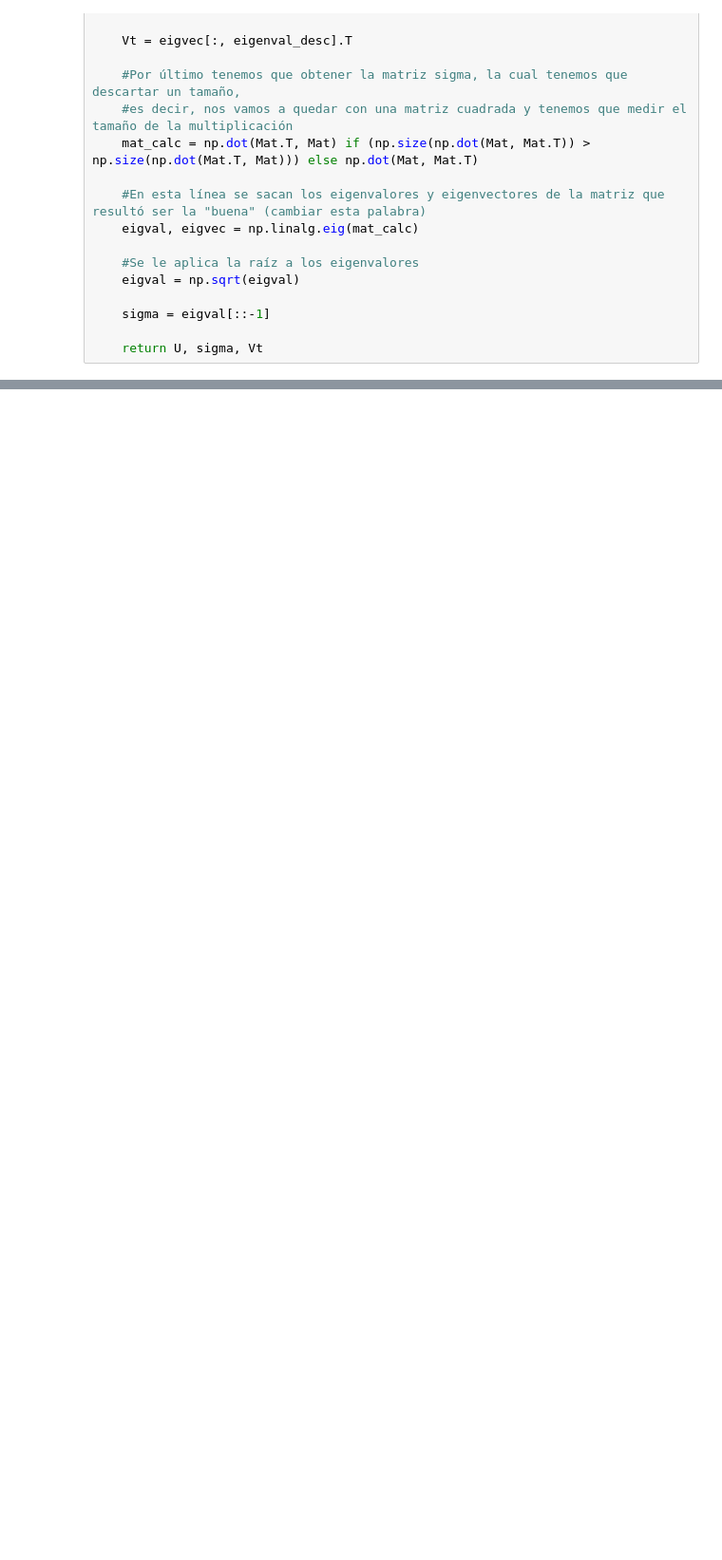
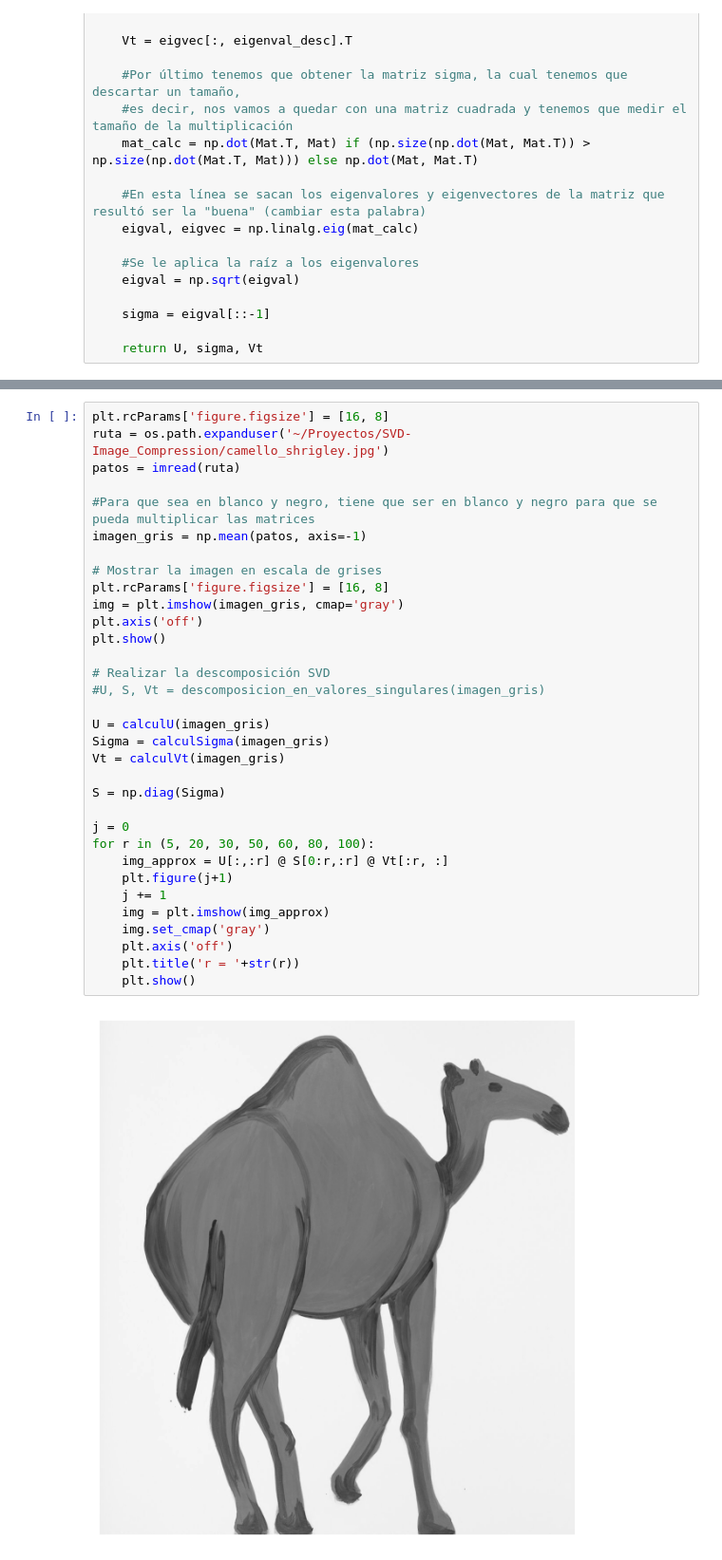
Before and after one commit to dariosotelo/SVD-Image_Compression, a Jupyter notebook: SVD notebook.ipynb, the cells around one changed output, grey strips where cells are left out. Shown: that part at 95% size. Saved outputs shown, nothing was run; the diff lists cells and outputs as text; blank space fills up the shorter version.

```diff
--- a/SVD notebook.ipynb
+++ b/SVD notebook.ipynb
@@ -96,0 +126,35 @@ print(A_remake)
+# %%
+plt.rcParams['figure.figsize'] = [16, 8]
+ruta = os.path.expanduser('~/Proyectos/SVD-Image_Compression/camello_shrigley.jpg')
+patos = imread(ruta)
+
+#Para que sea en blanco y negro, tiene que ser en blanco y negro para que se pueda multiplicar las matrices
+imagen_gris = np.mean(patos, axis=-1)
+
+# Mostrar la imagen en escala de grises
+plt.rcParams['figure.figsize'] = [16, 8]
+img = plt.imshow(imagen_gris, cmap='gray')
+plt.axis('off')
+plt.show()
+
+# Realizar la descomposición SVD
+#U, S, Vt = descomposicion_en_valores_singulares(imagen_gris)
+
+U = calculU(imagen_gris)
+Sigma = calculSigma(imagen_gris)
+Vt = calculVt(imagen_gris)
+
+S = np.diag(Sigma)
+
+j = 0
+for r in (5, 20, 30, 50, 60, 80, 100):
+    img_approx = U[:,:r] @ S[0:r,:r] @ Vt[:r, :]
+    plt.figure(j+1)
+    j += 1
+    img = plt.imshow(img_approx)
+    img.set_cmap('gray')
+    plt.axis('off')
+    plt.title('r = '+str(r))
+    plt.show()
+# %% [output]
+[figure, added]
```
Also changed, not shown: parts of 3 cells of this notebook, 1 other file.
